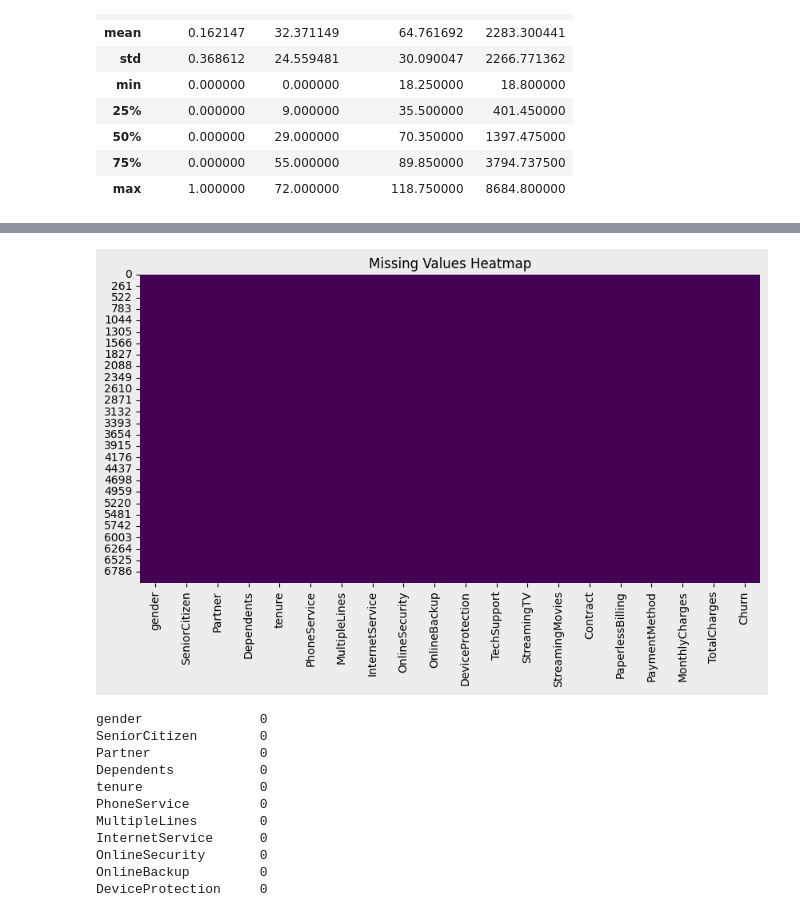
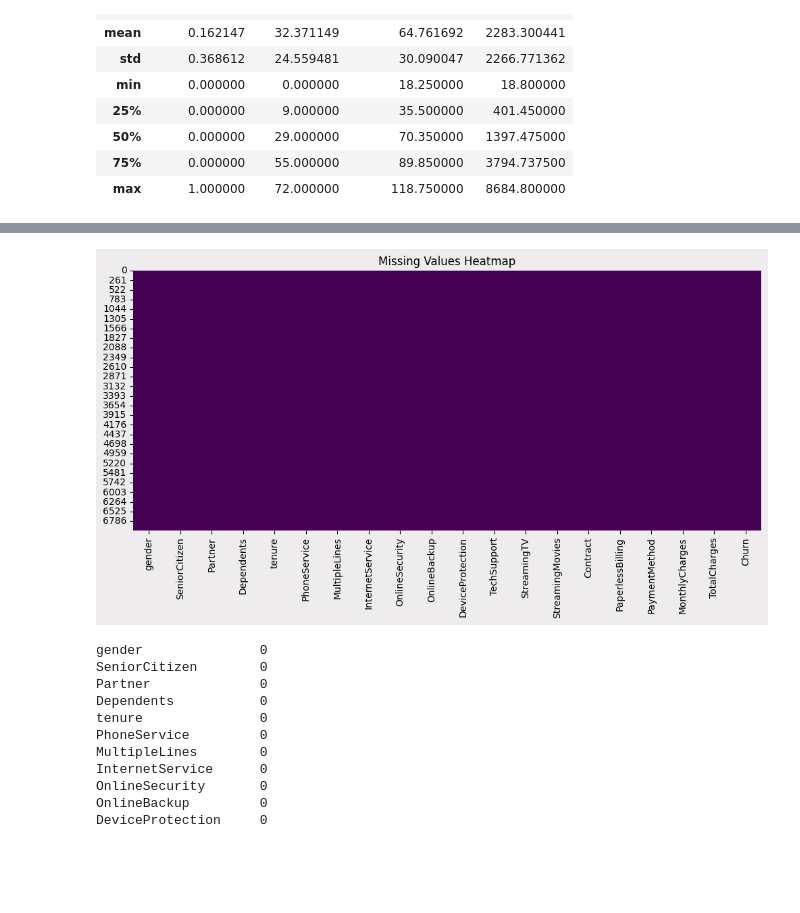
Before and after one commit to nailathaya/Pembelajaran-Mesin-Telco-Customer-Churn, a Jupyter notebook: random-forest-telco.ipynb, the cells around one changed output, grey strips where cells are left out. Cells and saved outputs as stored; diff of their text form; code cells hidden in the pictures; blank space fills up the shorter version.

```diff
--- a/random-forest-telco.ipynb
+++ b/random-forest-telco.ipynb
@@ -72,12 +89,12 @@ df.describe()
 # %%
 # Cek Missing Value
 
-plt.figure(figsize=(10, 5),facecolor='#eeecec')
+plt.figure(figsize=(12, 5),facecolor='#eeecec')
 sns.heatmap(df.isnull(), cbar=False, cmap='viridis')
 plt.title("Missing Values Heatmap")
 plt.show()
 # %% [output]
-[figure, old version]
+[figure, new version]
 # %%
 df.isnull().sum()
 # %% [output]
```
Also changed, not shown: parts of 33 cells of this notebook, 3 other files.
